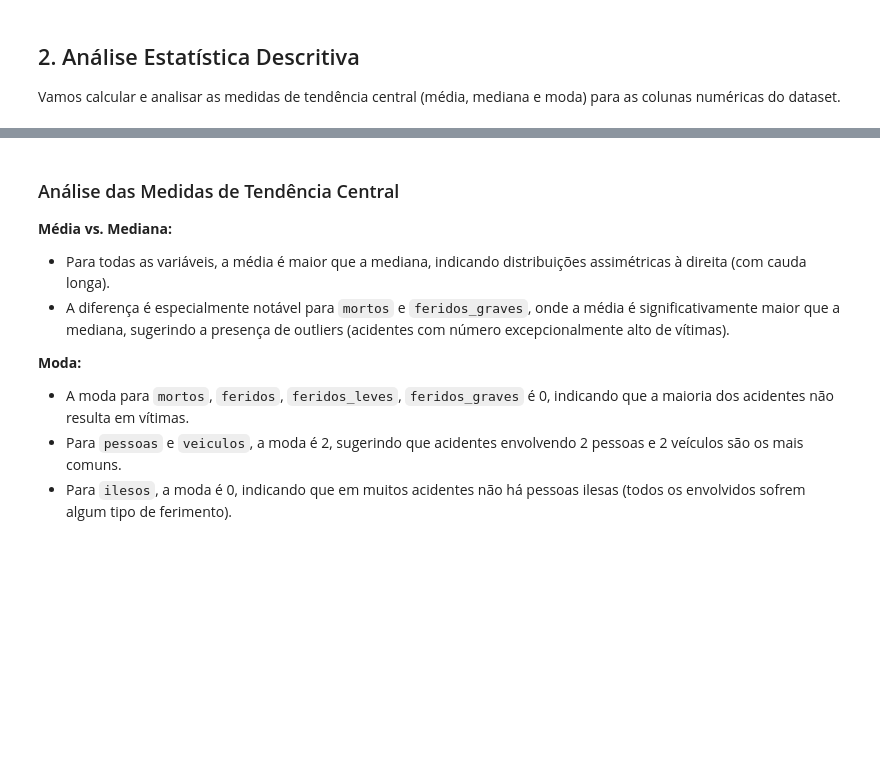
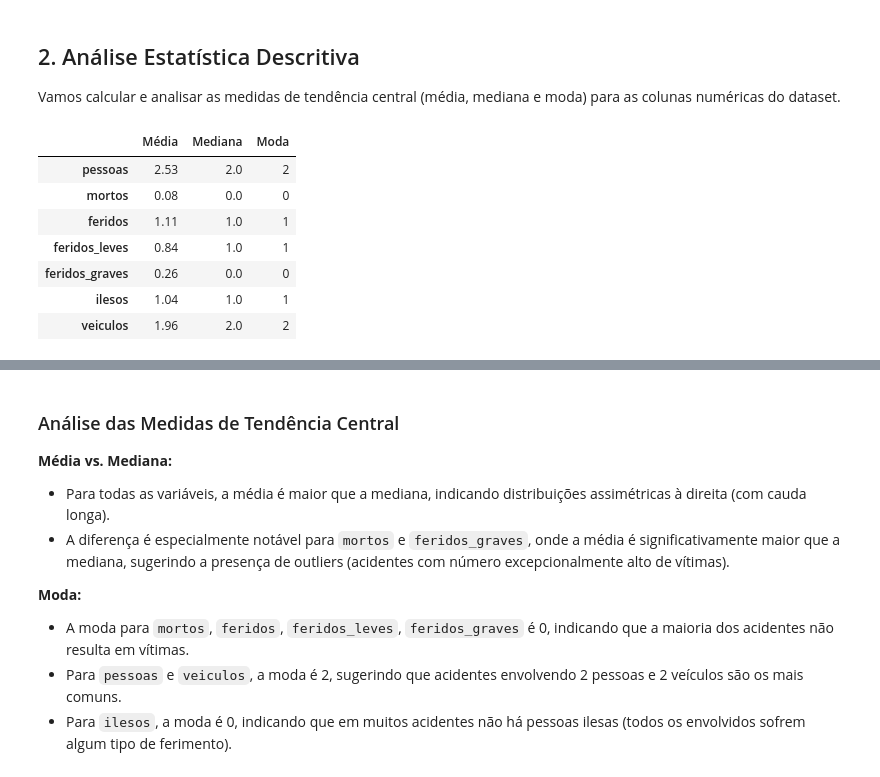
Before and after one commit to lucalazengo/Data_Schience-_UFG_Case, a Jupyter notebook: src/notebook/02_data_under.ipynb, the cells around one changed output, grey strips where cells are left out. Cells and saved outputs as stored; diff of their text form; code cells hidden in the pictures; blank space fills up the shorter version.

```diff
--- a/src/notebook/02_data_under.ipynb
+++ b/src/notebook/02_data_under.ipynb
@@ -6,6 +6,63 @@ Este notebook contém as análises exploratórias e pré-processamento de dados
 ## 2. Análise Estatística Descritiva
 
 Vamos calcular e analisar as medidas de tendência central (média, mediana e moda) para as colunas numéricas do dataset.
+# %%
+# === Estatísticas descritivas numéricas (com carga automática do df) ===
+import os
+import pandas as pd
+import numpy as np
+from IPython.display import display
+
+# 1) Garante que df está carregado
+if 'df' not in globals():
+    # caminho padrão onde você salvou anteriormente: '../data/processed_data/base_acidente.csv'
+    base_path = os.path.join('..', 'data', 'processed_data', 'base_acidente.csv')
+    if not os.path.exists(base_path):
+        raise FileNotFoundError(
+            f"Não encontrei {base_path}. Rode a célula de consolidação (que faz o to_csv) "
+            "ou ajuste o caminho para onde seu CSV final foi salvo."
+        )
+    df = pd.read_csv(base_path)  # você salvou com separador padrão ',', então aqui é só ler
+
+# 2) Seleciona colunas e garante que são numéricas
+colunas_numericas = ['pessoas', 'mortos', 'feridos', 'feridos_leves', 'feridos_graves', 'ilesos', 'veiculos']
+cols_existentes = [c for c in colunas_numericas if c in df.columns]
+if not cols_existentes:
+    raise ValueError("Nenhuma das colunas numéricas esperadas foi encontrada no DataFrame.")
+
+num = df[cols_existentes].apply(pd.to_numeric, errors='coerce')
+
+# 3) Calcula média, mediana e moda (primeiro modo quando houver múltiplos)
+media = num.mean(numeric_only=True)
+mediana = num.median(numeric_only=True)
+
+modes_df = num.mode(numeric_only=True)
+if modes_df.empty:
+    # se não houver moda (tudo NaN, por ex.), cria série vazia
+    moda = pd.Series(index=cols_existentes, dtype=float)
+else:
+    moda = modes_df.iloc[0]
+
+estatisticas_descritivas = pd.DataFrame({
+    'Média': media,
+    'Mediana': mediana,
+    'Moda': moda
+}).reindex(cols_existentes).round(2)
+
+display(estatisticas_descritivas)
+
+# 4) (Opcional) salvar em log se a função save_log existir
+if 'save_log' in globals():
+    save_log('07_estatisticas_descritivas.txt', estatisticas_descritivas.to_string())
+# %% [output]
+|  | Média | Mediana | Moda |
+| pessoas | 2.53 | 2.0 | 2 |
+| mortos | 0.08 | 0.0 | 0 |
+| feridos | 1.11 | 1.0 | 1 |
+| feridos_leves | 0.84 | 1.0 | 1 |
+| feridos_graves | 0.26 | 0.0 | 0 |
+| ilesos | 1.04 | 1.0 | 1 |
+| veiculos | 1.96 | 2.0 | 2 |
 # %%
 # Selecionando as colunas numéricas para análise
 colunas_numericas = ['pessoas', 'mortos', 'feridos', 'feridos_leves', 'feridos_graves', 'ilesos', 'veiculos']
```
Also changed, not shown: parts of 11 cells of this notebook, 8 other files.
